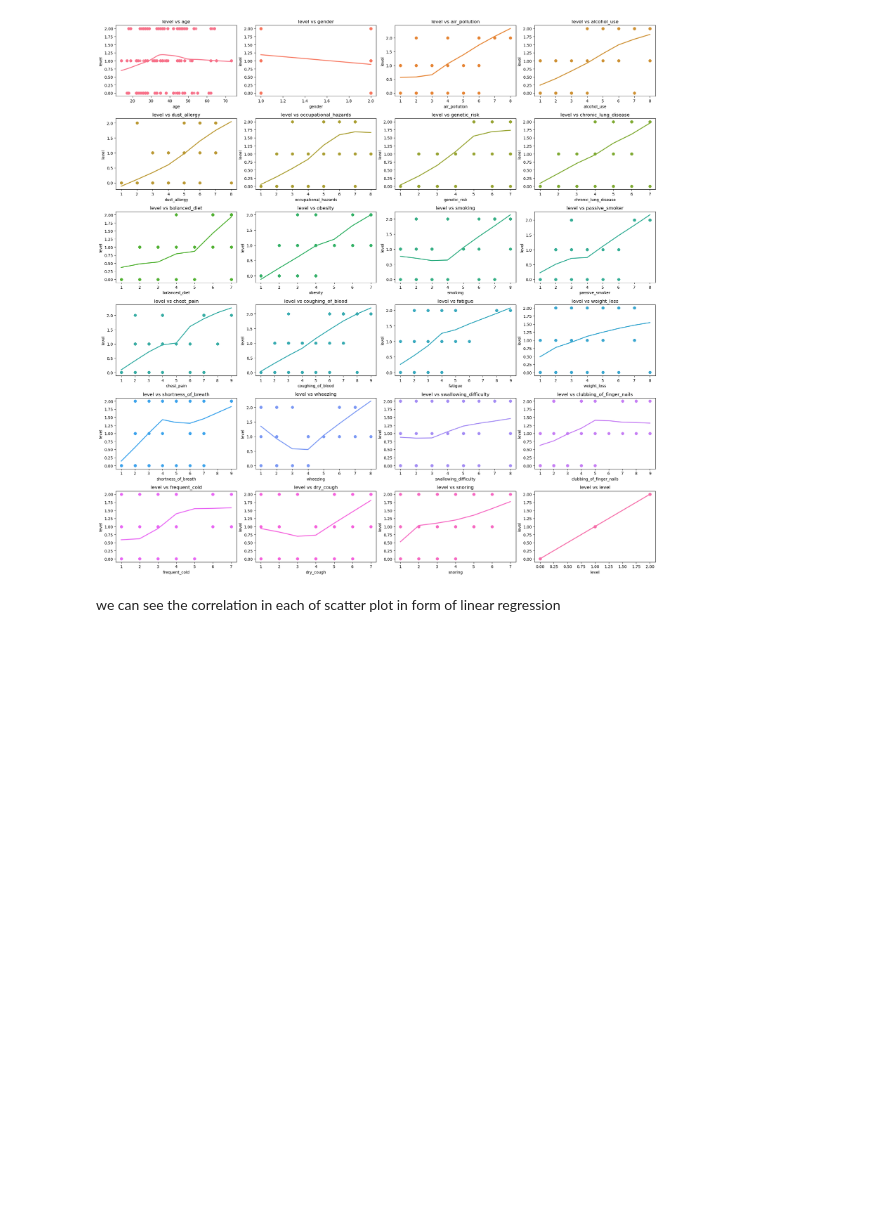
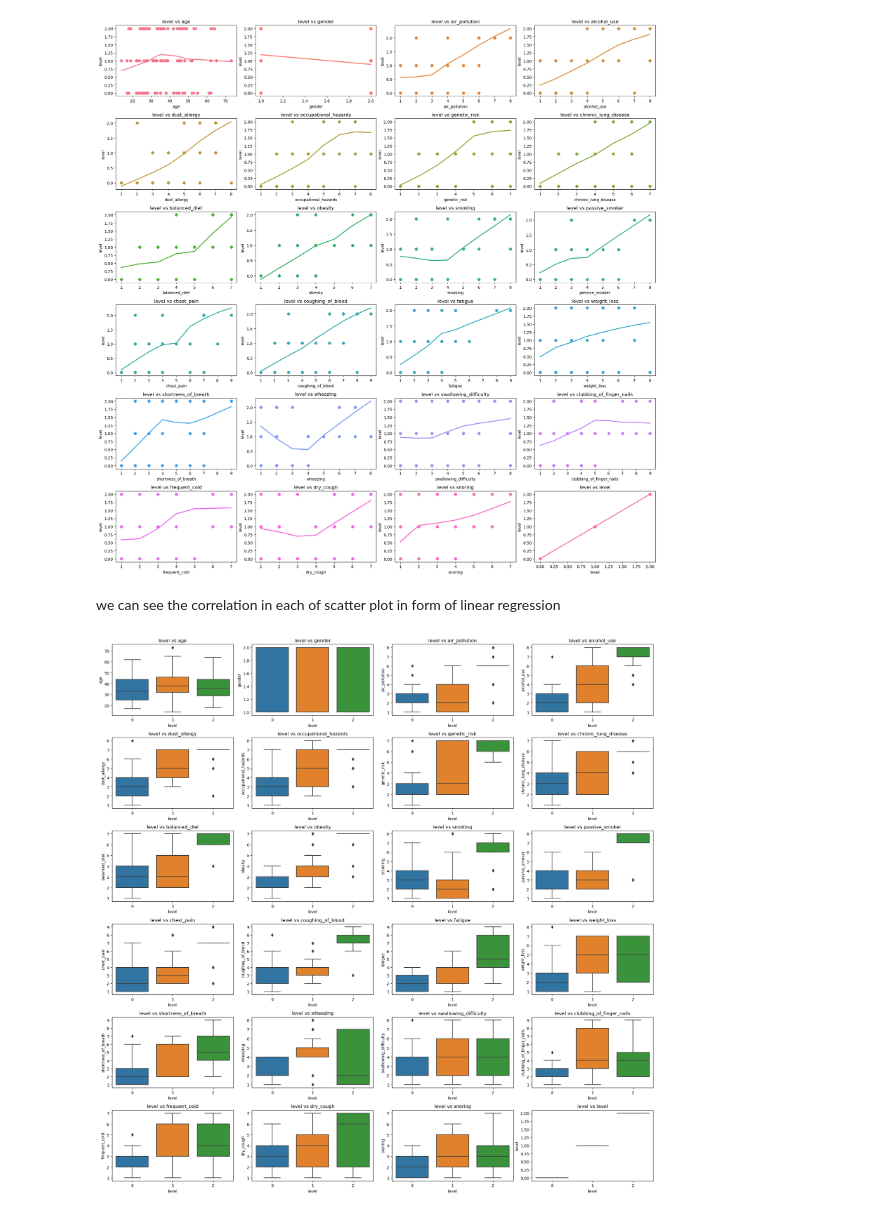
Before and after one commit to Ifdhal17/lung-cancer-predictions, a Jupyter notebook: lung-cancer-prediction.ipynb, the cells around one changed output. Drawn from its saved outputs; the diff is of its cells as text; code cells hidden in the pictures; blank space fills up the shorter version.

Commit message:
add visualization

```diff
--- a/lung-cancer-prediction.ipynb
+++ b/lung-cancer-prediction.ipynb
@@ -196,3 +196,14 @@ plt.show()
 [figure]
 # %% [markdown]
 we can see the correlation in each of scatter plot in form of linear regression
+# %%
+# Create box plots for each column
+fig, axes = plt.subplots(ncols=4, nrows=6, figsize=(20, 20))
+axes = axes.flatten()
+for i, col in enumerate(df.columns):
+    sns.boxplot(x='level', y=col, data=df, ax=axes[i])
+    axes[i].set_title(f'level vs {col}')
+plt.tight_layout()
+plt.show()
+# %% [output]
+[figure, added]
```
Also changed, not shown: parts of 2 cells of this notebook.
